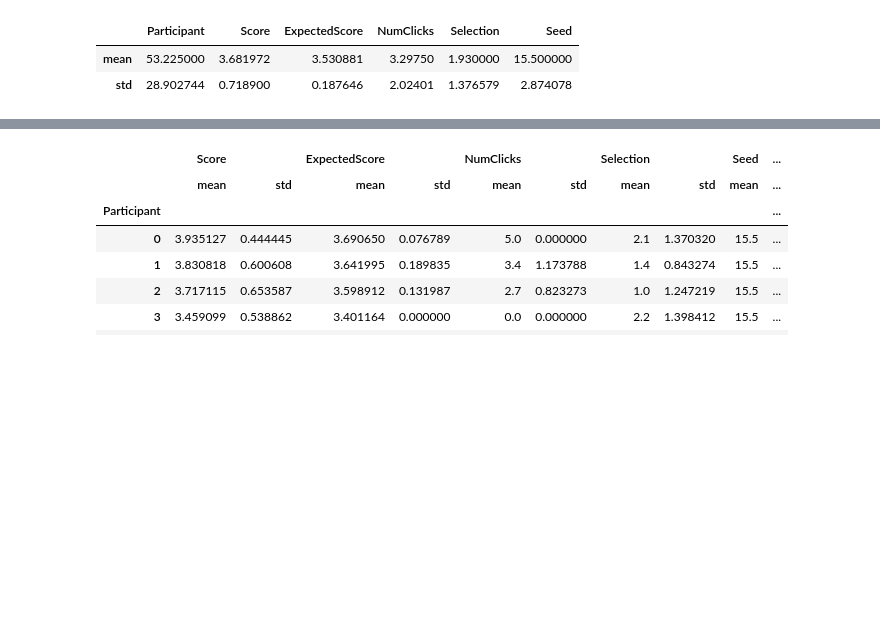
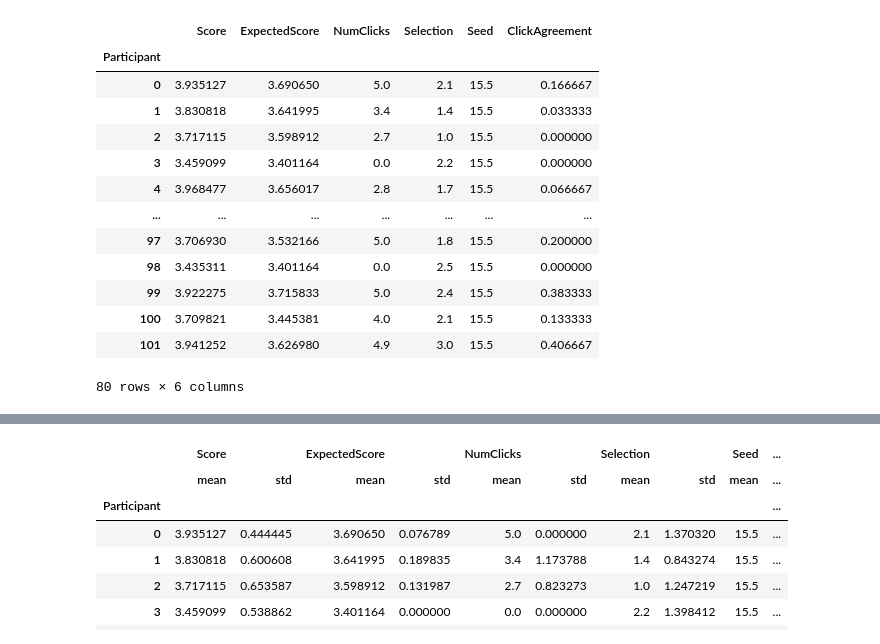
Before and after one commit to lovis-heindrich/MGPS-project-selection, a Jupyter notebook: analysis-3.ipynb, the cells around one changed output, grey strips where cells are left out. Saved outputs shown, nothing was run; the diff lists cells and outputs as text; code cells hidden in the pictures; blank space fills up the shorter version.

```diff
--- a/analysis-3.ipynb
+++ b/analysis-3.ipynb
@@ -55,6 +58,7 @@ expert_costs = [0.002]*6
 
 config = MouselabConfig(num_projects, num_criteria, expert_costs, expert_taus, init, criteria_scale=weights, term_belief=False, max_actions=5)
 env = MouselabJas(config=config)
+voc_policy = JAS_voc_policy(discrete_observations=True, cost_weight=0.5798921379230035)
 # %%
 def convert_action(project: int, criteria: int, expert: int, config: MouselabConfig) -> Action:
     query = (1 + criteria) + project*config.num_criterias
@@ -62,13 +66,15 @@ def convert_action(project: int, criteria: int, expert: int, config: MouselabCon
     return action
 # %%
 df_index = ["Participant", "TrialId", "Score", "ExpectedScore", "NumClicks", "Actions", "Selection",
-        "Seed"]
+        "Seed", "ClickAgreement"]
 df_data = []
 
 bonus_data = {}
 known_workers = []
 good_responses = 0
 demographics = []
+
+participant_actions = []
 
 # Parse raw mturk data into dataframe
 for p_index, p_data in tqdm(enumerate(data["values"])):
@@ -118,10 +124,23 @@ for p_index, p_data in tqdm(enumerate(data["values"])):
                         # Calculate real env rewards
                         env.reset(seed=seed)
                         actions = [convert_action(*click, config) for click in clicks]
+                        participant_actions.extend(actions)
                         cost = 0
+                        # Click agreement
+                        click_agreement = []
                         for action in actions:
+                            optimal_actions = voc_policy.get_best_actions(env)
+                            if action in optimal_actions:
+                                click_agreement.append(1)
+                            else:
+                                click_agreement.append(0)
                             _, reward, _, _ = env.step(action)
                             cost += reward
+                        optimal_actions = voc_policy.get_best_actions(env)
+                        if env.term_action in optimal_actions:
+                            click_agreement.append(1)
+                        else:
+                            click_agreement.append(0)
                         path = np.array(range(1, config.num_criterias+1))+(selected_project*config.num_criterias)
                         env_expected_reward = cost + env.expected_path_value(path, env.state)
                         env_term_reward = cost + env.path_value(path)
@@ -131,7 +150,7 @@ for p_index, p_data in tqdm(enumerate(data["values"])):
                         assert np.isclose(expected_reward, env_expected_reward)
 
                         #["Participant", "TrialId", "Score", "ExpectedScore", "NumClicks", "Actions", "Selection", "Seed"]
-                        df_data.append([worker, trial_id, term_reward, expected_reward, num_clicks, clicks, selected_project, seed])
+                        df_data.append([worker, trial_id, term_reward, expected_reward, num_clicks, clicks, selected_project, seed, np.mean(click_agreement)])
                     elif 'trial_id' in p_res[i]['trialdata'].keys() and p_res[i]['trialdata']['trial_id'].startswith("train"):
                         pass
                     elif p_res[i]['trialdata']["trial_type"] == "survey-text":
@@ -216,6 +180,17 @@ Responses: 80
 # %%
-df.agg(["mean", "std"])
+df.groupby("Participant").mean()
 # %% [output]
-|  | Participant | Score | ExpectedScore | NumClicks | Selection | Seed |
-| mean | 53.225000 | 3.681972 | 3.530881 | 3.29750 | 1.930000 | 15.500000 |
-| std | 28.902744 | 0.718900 | 0.187646 | 2.02401 | 1.376579 | 2.874078 |
+|  | Score | ExpectedScore | NumClicks | Selection | Seed | ClickAgreement |
+| Participant |  |  |  |  |  |  |
+| 0 | 3.935127 | 3.690650 | 5.0 | 2.1 | 15.5 | 0.166667 |
+| 1 | 3.830818 | 3.641995 | 3.4 | 1.4 | 15.5 | 0.033333 |
+| 2 | 3.717115 | 3.598912 | 2.7 | 1.0 | 15.5 | 0.000000 |
+| 3 | 3.459099 | 3.401164 | 0.0 | 2.2 | 15.5 | 0.000000 |
+| 4 | 3.968477 | 3.656017 | 2.8 | 1.7 | 15.5 | 0.066667 |
+| ... | ... | ... | ... | ... | ... | ... |
+| 97 | 3.706930 | 3.532166 | 5.0 | 1.8 | 15.5 | 0.200000 |
+| 98 | 3.435311 | 3.401164 | 0.0 | 2.5 | 15.5 | 0.000000 |
+| 99 | 3.922275 | 3.715833 | 5.0 | 2.4 | 15.5 | 0.383333 |
+| 100 | 3.709821 | 3.445381 | 4.0 | 2.1 | 15.5 | 0.133333 |
+| 101 | 3.941252 | 3.626980 | 4.9 | 3.0 | 15.5 | 0.406667 |
+80 rows × 6 columns
```
Also changed, not shown: parts of 10 cells of this notebook, 4 other files.
